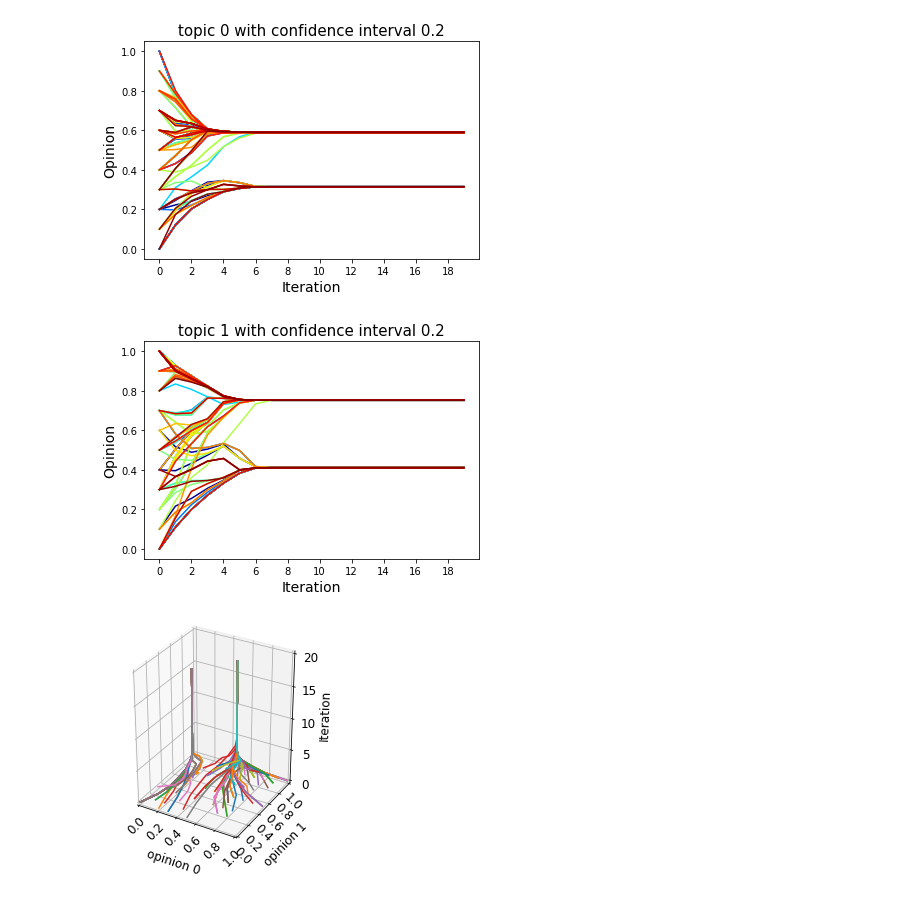
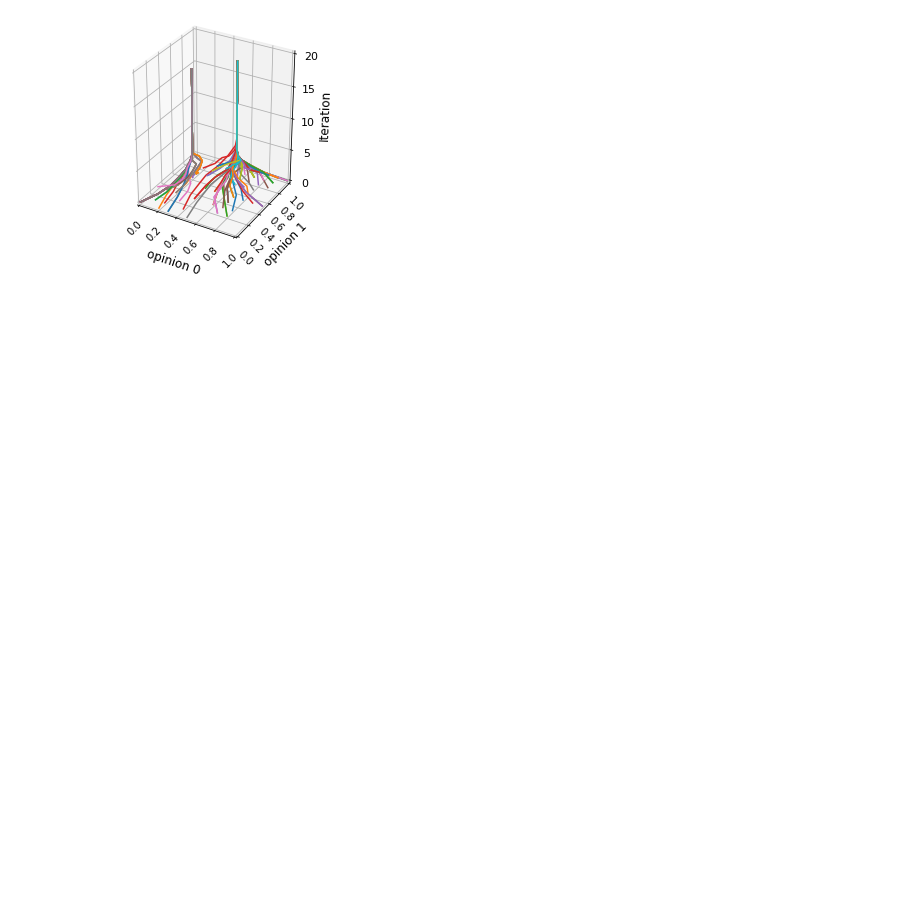
Before and after one commit to magenislucy/Industrial-Project-2, a Jupyter notebook: 2dmodel.ipynb, the cells around one changed output. Cells and saved outputs as stored; diff of their text form; code cells hidden in the pictures; blank space fills up the shorter version.

Commit message:
plot

```diff
--- a/2dmodel.ipynb
+++ b/2dmodel.ipynb
@@ -91,39 +91,37 @@ dim = 2
 model = run_model(num_agents, model1, model2, num_repetitions, confidence, inconfidence, dim = dim, until_convergence = False, convergence_val = 0.0001)
 # print(model)
 # %%
-# plot in each dimension
-for i in range(dim):
-    fc.plot_model_Graph_b(model[:,:,i])
-    plt.title(f'topic {i} with confidence interval {confidence[i]}', fontsize=15)
-    plt.gca().xaxis.set_major_locator(plt.MaxNLocator(nbins=11))
-    # plt.savefig(f"topic{i}_2dplus.pdf", format='pdf')
-    plt.show()
+# # plot in each dimension
+# for i in range(dim):
+#     fc.plot_model_Graph_b(model[:,:,i])
+#     plt.title(f'topic {i} with confidence interval {confidence[i]}', fontsize=15)
+#     plt.gca().xaxis.set_major_locator(plt.MaxNLocator(nbins=11))
+#     # plt.savefig(f"topic{i}_2dplus.pdf", format='pdf')
+#     plt.show()
 
 # 3d plot
 fig = plt.figure()
 ax = fig.add_subplot(111, projection='3d')
 
 for j in range(model.shape[1]):
     x = model[:, j, 0]
     y = model[:, j, 1]
     z = np.arange(model.shape[0])
     ax.plot(x, y, z)
 
 # ax.set_title("2D model")
-ax.set_xlabel("opinion 0", fontsize = 12)
-ax.set_ylabel("opinion 1", fontsize = 12)
+ax.set_xlabel("opinion 0", fontsize = 12, labelpad=10)
+ax.set_ylabel("opinion 1", fontsize = 12, labelpad=10)
 ax.set_zlabel("Iteration", fontsize = 12)
-ax.tick_params(axis='x', labelsize=12, rotation=45, pad=-3)
-ax.tick_params(axis='y', labelsize=12, rotation=-45, pad=-3)
-ax.tick_params(axis='z', labelsize=12)
+ax.tick_params(axis='x', rotation=45, pad=0)
+ax.tick_params(axis='y', labelsize=10, rotation=-45, pad=0)
+ax.tick_params(axis='z', labelsize=11)
 ax.set_box_aspect([1.5, 1.5, 2])
 ax.set_xlim([0, 1])
 ax.set_ylim([0, 1])
 ax.set_zlim([0, 20])
 
-fig.savefig(f"2dmodel.pdf", format='pdf')
+# fig.savefig(f"2dmodel.pdf", format='pdf')
 plt.show()
 # %% [output]
-[figure, old version]
+[figure, new version]
-[figure, removed]
-[figure, removed]
```
